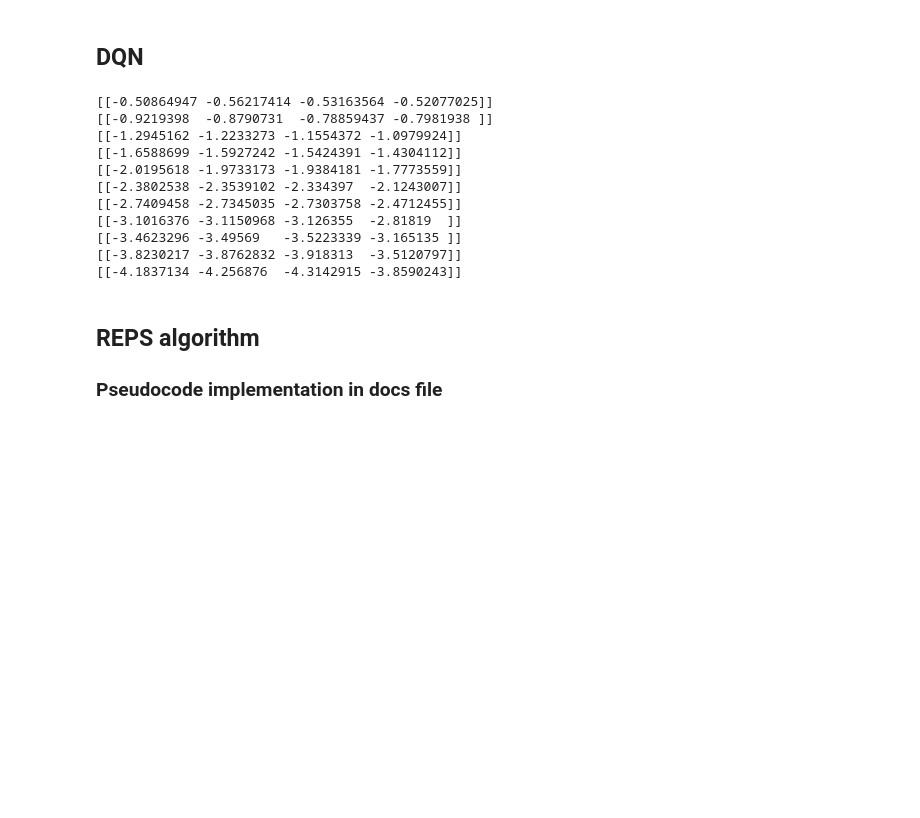
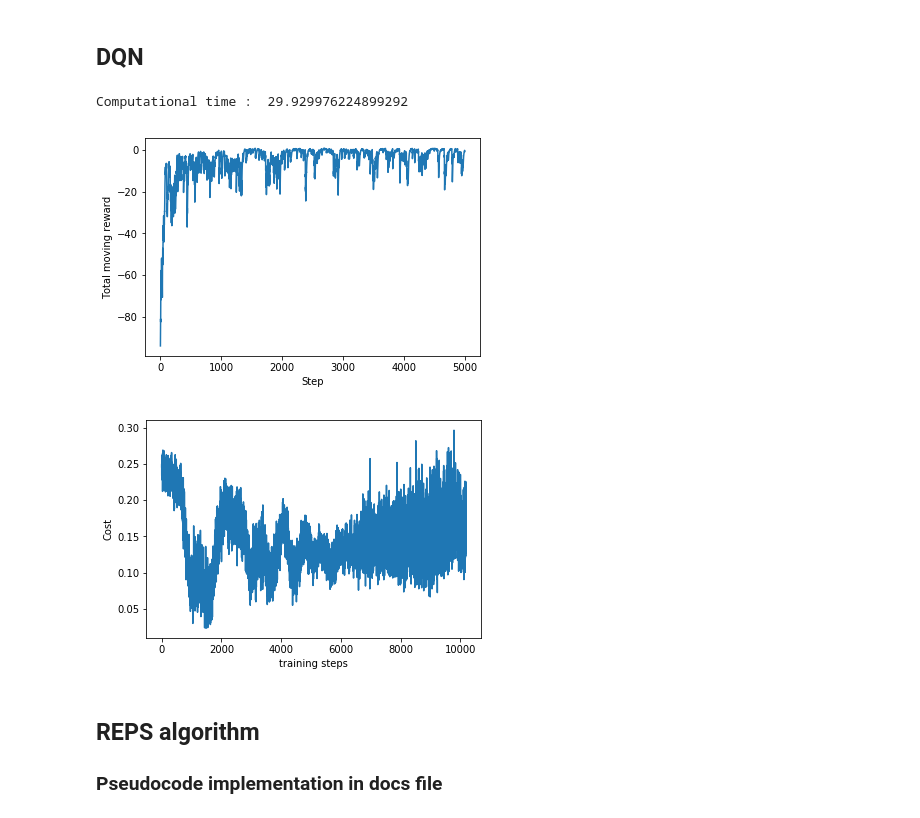
Before and after one commit to AmineKheldouni/Reinforcement-Learning-Project, a Jupyter notebook: RL.ipynb, the cells around one changed output. Saved outputs shown, nothing was run; the diff lists cells and outputs as text; code cells hidden in the pictures; blank space fills up the shorter version.

```diff
--- a/RL.ipynb
+++ b/RL.ipynb
@@ -107,8 +125,6 @@ class DeepQNetwork(RLModel):
         self.batch_size = 32
         self.epsilon_increment = e_greedy_increment
         self.epsilon = 0 if e_greedy_increment is not None else self.epsilon_max
-        self.moving_rewards = []
-        self.episode_count = 0
 
         # total learning step
         self.learn_step_counter = 0
@@ -247,64 +263,65 @@ class DeepQNetwork(RLModel):
             actions = RL.sess.run(RL.q_eval, feed_dict={RL.s: observation})
             q[s,np.argmax(actions)] = 1
         self.policy = Policy(q)
+
+    def compute_q(self):
+        q = np.zeros((RL.env.n_states,RL.env.n_actions))
+        for s in range(RL.env.n_states):
+            observation = np.array([s]).reshape(-1,1)
+            actions = RL.sess.run(RL.q_eval, feed_dict={RL.s: observation})
+            q[s,:] = actions
+        self.q = q
 # %%
+t0 = time.time()
 tf.reset_default_graph()
 RL = DeepQNetwork(env)
 step = 0
-for episode in range(300):
+for episode in range(5000):
         # initial observation
     state = env.reset()
     ep_r = 0
-    while True:
-        # fresh env
-        #env.render()
 
+    step_ini = step
+    while step - step_ini <= 100 :
         # RL choose action based on observation
         action = RL.choose_action(state)
 
         # RL take action and get next observation and reward
         next_state, reward, done = env.step(state,action)
         ep_r += reward
         RL.store_transition(state, action, reward, next_state)
 
         if (step > 200) and (step % 5 == 0):
             RL.learn()
 
         # swap observation
         state = next_state
 
         # break while loop when end of this episode
-        if done:
+        if done or step - step_ini == 100 :
             if len(RL.moving_rewards) == 0:  # record running episode reward
                 RL.moving_rewards.append(ep_r)
             else:
                 RL.moving_rewards.append(0.9 * RL.moving_rewards[-1] + 0.1 * ep_r)
             RL.episode_count += 1
             break
         step += 1
 
-avg_moving_reward = RL.moving_rewards
-plt.plot(np.arange(len(avg_moving_reward)), avg_moving_reward)
-plt.xlabel('Step')
-plt.ylabel('Total moving reward')
-plt.show()
+print("Computational time : ",time.time()-t0)
+
+RL.plot_avg_moving_rwd('DQN_avg_moving_rwd')
 
 RL.plot_cost()
+# %% [output]
+Computational time :  29.929976224899292
+[figure, added]
+[figure, added]
 # %%
 RL.compute_policy()
 RL.render_policy()
+
+RL.compute_q()
+render_q(RL.env,RL.q)
-# %% [output]
-[[-0.50864947 -0.56217414 -0.53163564 -0.52077025]]
-[[-0.9219398  -0.8790731  -0.78859437 -0.7981938 ]]
-[[-1.2945162 -1.2233273 -1.1554372 -1.0979924]]
-[[-1.6588699 -1.5927242 -1.5424391 -1.4304112]]
-[[-2.0195618 -1.9733173 -1.9384181 -1.7773559]]
-[[-2.3802538 -2.3539102 -2.334397  -2.1243007]]
-[[-2.7409458 -2.7345035 -2.7303758 -2.4712455]]
-[[-3.1016376 -3.1150968 -3.126355  -2.81819  ]]
-[[-3.4623296 -3.49569   -3.5223339 -3.165135 ]]
-[[-3.8230217 -3.8762832 -3.918313  -3.5120797]]
-[[-4.1837134 -4.256876  -4.3142915 -3.8590243]]
 # %% [markdown]
 ## REPS algorithm
 ### Pseudocode implementation in docs file
```
Also changed, not shown: parts of 8 cells of this notebook, 10 other files.
